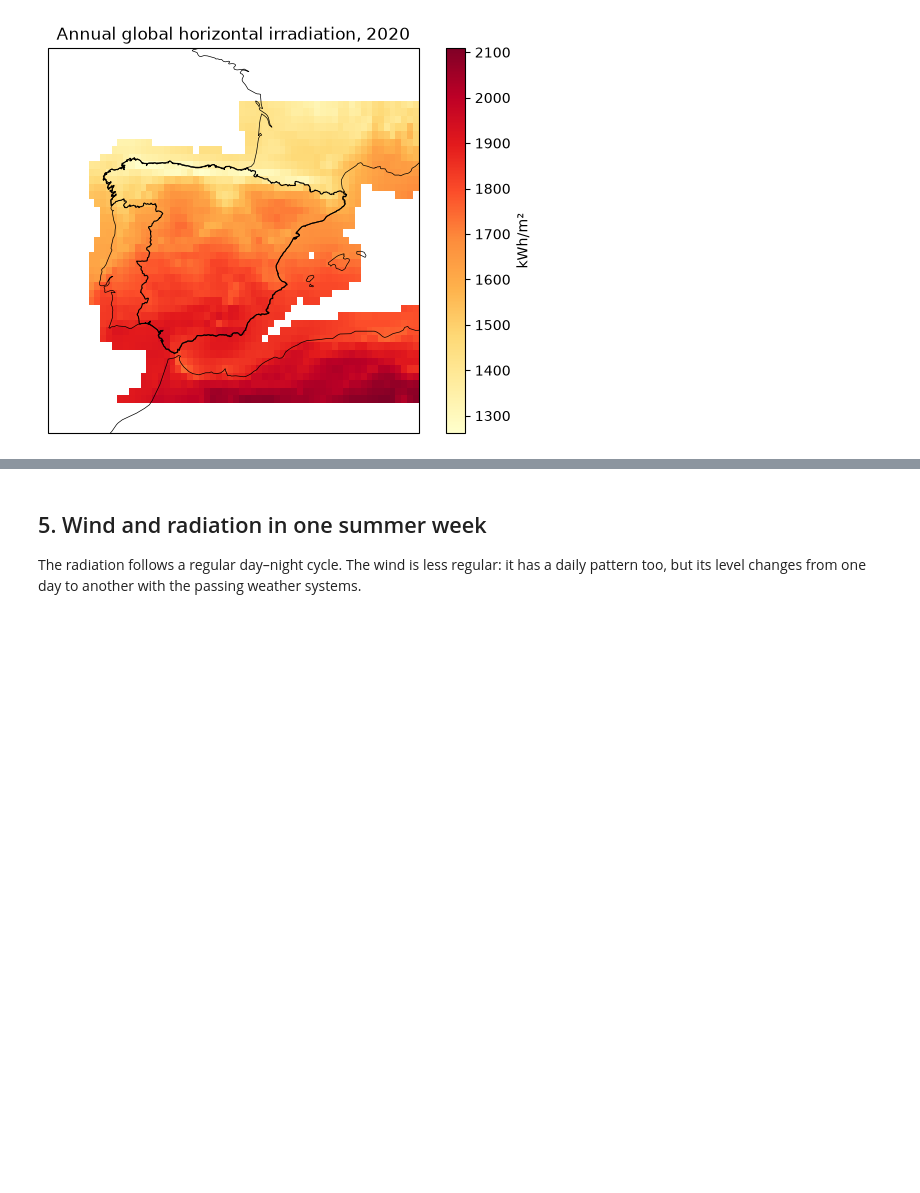
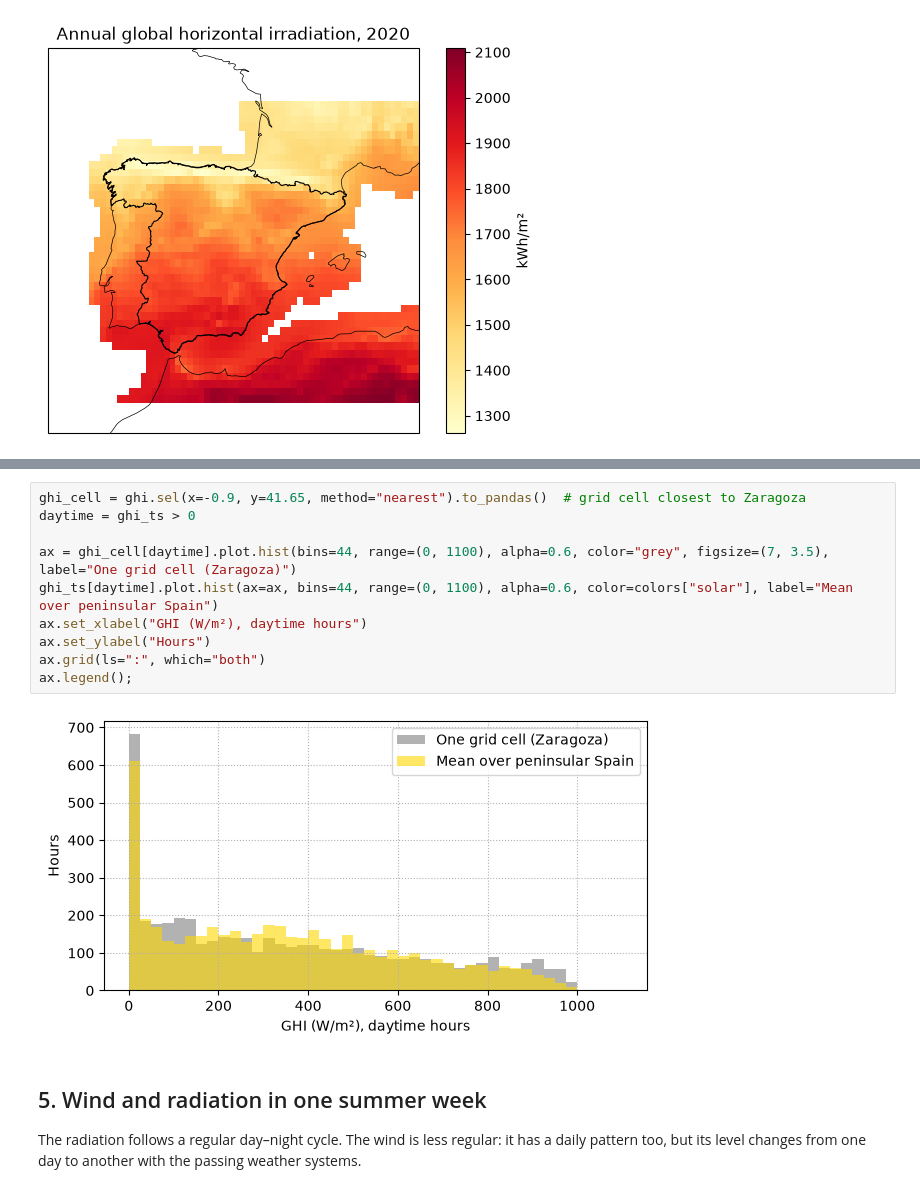
Before and after one commit to cristobal-GC/intro_pypsa_ecosystem, a Jupyter notebook: B_atlite/B1_meteorological_data.ipynb, the cells around one changed output, grey strips where cells are left out. Drawn from its saved outputs; the diff is of its cells as text; blank space fills up the shorter version.

Commit message:
atlite wind and solar

```diff
--- a/B_atlite/B1_meteorological_data.ipynb
+++ b/B_atlite/B1_meteorological_data.ipynb
@@ -210,3 +202,15 @@ ax.legend(loc="upper center", bbox_to_anchor=(0.5, -0.12), ncol=2);
+# %%
+ghi_cell = ghi.sel(x=-0.9, y=41.65, method="nearest").to_pandas()  # grid cell closest to Zaragoza
+daytime = ghi_ts > 0
+
+ax = ghi_cell[daytime].plot.hist(bins=44, range=(0, 1100), alpha=0.6, color="grey", figsize=(7, 3.5), label="One grid cell (Zaragoza)")
+ghi_ts[daytime].plot.hist(ax=ax, bins=44, range=(0, 1100), alpha=0.6, color=colors["solar"], label="Mean over peninsular Spain")
+ax.set_xlabel("GHI (W/m²), daytime hours")
+ax.set_ylabel("Hours")
+ax.grid(ls=":", which="both")
+ax.legend();
+# %% [output]
+[figure, added]
 # %% [markdown]
 ## 5. Wind and radiation in one summer week
 
```
Also changed, not shown: parts of 5 cells of this notebook, 2 other files.
